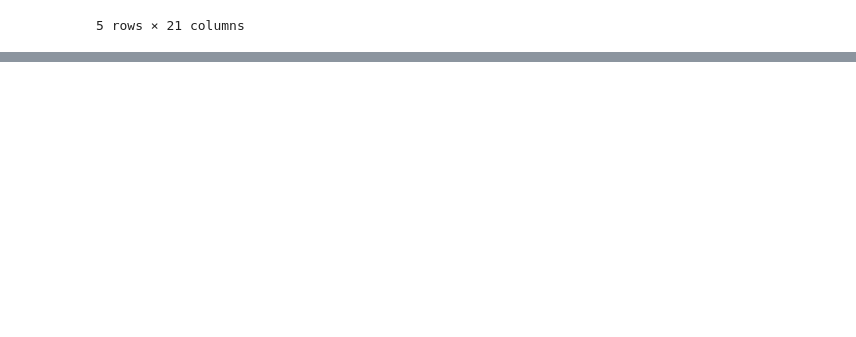
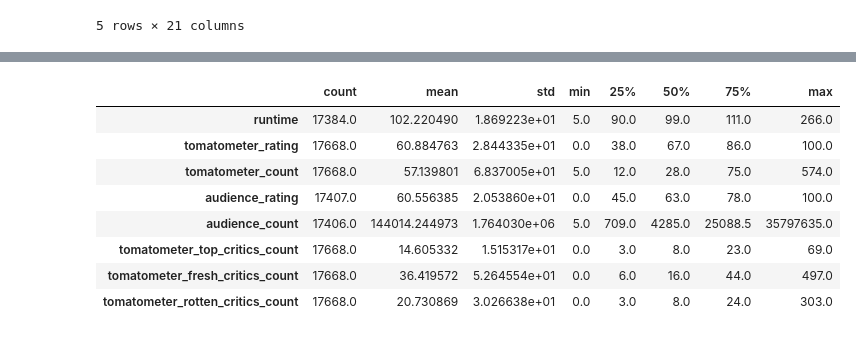
Before and after one commit to devinhughes/Rotten_tomatoes_project, a Jupyter notebook: EDA.ipynb, the cells around one changed output, grey strips where cells are left out. Cells and saved outputs as stored; diff of their text form; code cells hidden in the pictures; blank space fills up the shorter version.

```diff
--- a/EDA.ipynb
+++ b/EDA.ipynb
@@ -114,0 +132,13 @@ moviedf.head()
+# %%
+#describe numeric columnns
+moviedf.describe().T
+# %% [output]
+|  | count | mean | std | min | 25% | 50% | 75% | max |
+| runtime | 17384.0 | 102.220490 | 1.869223e+01 | 5.0 | 90.0 | 99.0 | 111.0 | 266.0 |
+| tomatometer_rating | 17668.0 | 60.884763 | 2.844335e+01 | 0.0 | 38.0 | 67.0 | 86.0 | 100.0 |
+| tomatometer_count | 17668.0 | 57.139801 | 6.837005e+01 | 5.0 | 12.0 | 28.0 | 75.0 | 574.0 |
+| audience_rating | 17407.0 | 60.556385 | 2.053860e+01 | 0.0 | 45.0 | 63.0 | 78.0 | 100.0 |
+| audience_count | 17406.0 | 144014.244973 | 1.764030e+06 | 5.0 | 709.0 | 4285.0 | 25088.5 | 35797635.0 |
+| tomatometer_top_critics_count | 17668.0 | 14.605332 | 1.515317e+01 | 0.0 | 3.0 | 8.0 | 23.0 | 69.0 |
+| tomatometer_fresh_critics_count | 17668.0 | 36.419572 | 5.264554e+01 | 0.0 | 6.0 | 16.0 | 44.0 | 497.0 |
+| tomatometer_rotten_critics_count | 17668.0 | 20.730869 | 3.026638e+01 | 0.0 | 3.0 | 8.0 | 24.0 | 303.0 |
```
Also changed, not shown: parts of 4 cells of this notebook.
